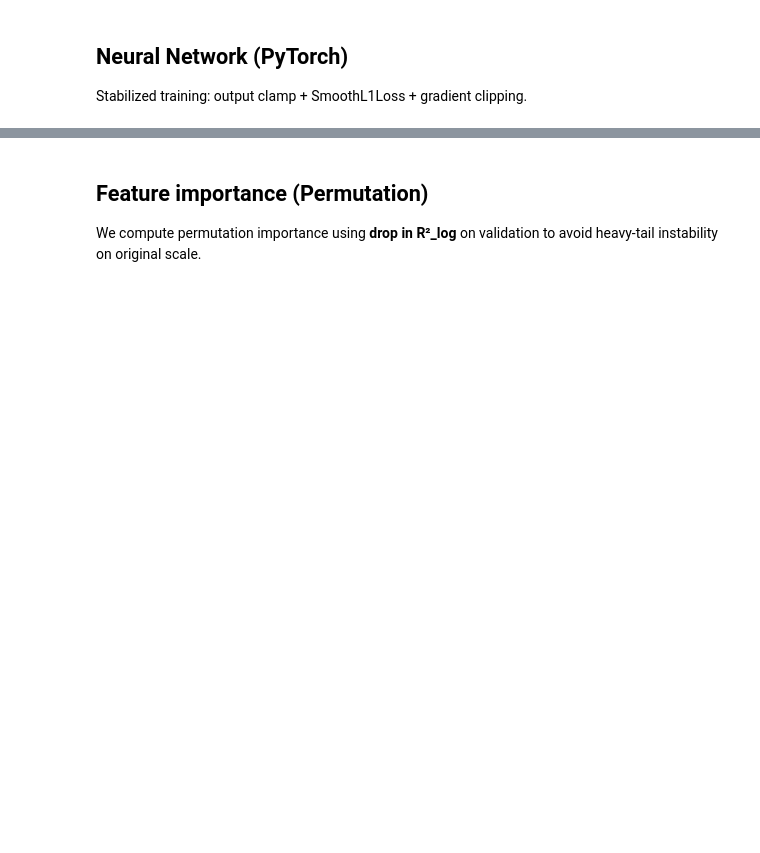
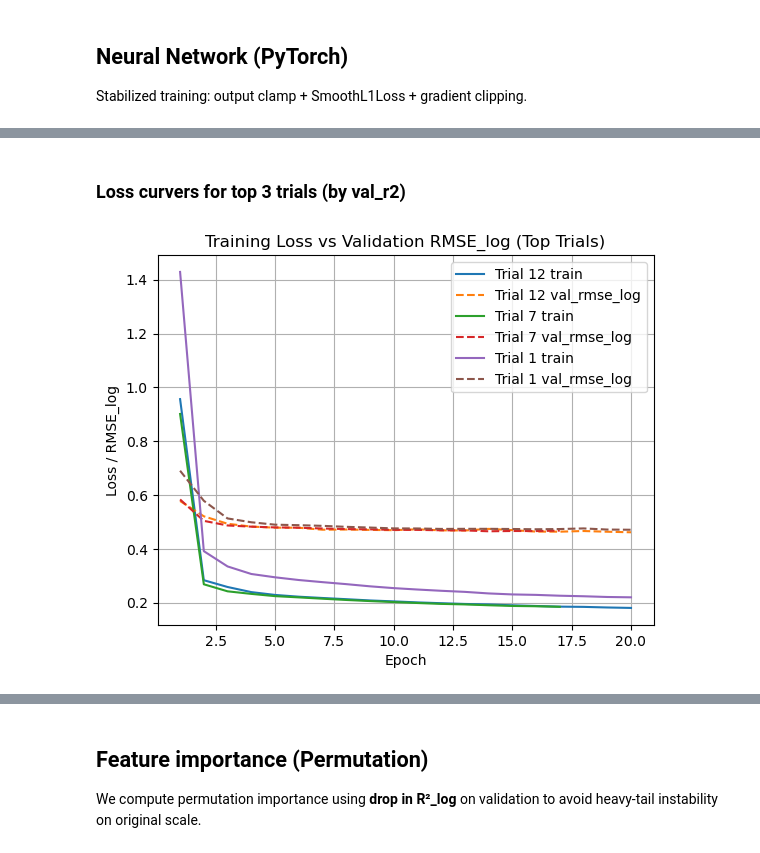
Before and after one commit to DrAlzahraniProjects/csusb_spring26_cse5140_team1, a Jupyter notebook: notebooks/NN_Analysis.ipynb, the cells around one changed output, grey strips where cells are left out. Cells and saved outputs as stored; diff of their text form; code cells hidden in the pictures; blank space fills up the shorter version.

```diff
--- a/notebooks/NN_Analysis.ipynb
+++ b/notebooks/NN_Analysis.ipynb
@@ -280,20 +281,3 @@ val_ds   = TabularDataset(X_val_s.values,   y_val_log)
 
 train_loader = DataLoader(train_ds, batch_size=2048, shuffle=True, num_workers=0)
 val_loader   = DataLoader(val_ds,   batch_size=4096, shuffle=False, num_workers=0)
-# %%
-in_dim = X_train_s.shape[1]
-
-mlp = nn.Sequential(
-    nn.Linear(in_dim, 256),
-    nn.ReLU(),
-    nn.Dropout(0.10),
-    nn.Linear(256, 128),
-    nn.ReLU(),
-    nn.Dropout(0.10),
-    nn.Linear(128, 1),
-).to(device)
-
-loss_fn = nn.SmoothL1Loss(beta=0.5)
-optimizer = torch.optim.Adam(mlp.parameters(), lr=5e-4, weight_decay=1e-5)
-
-print(mlp)
@@ -382,0 +510,23 @@ Best VAL RMSE_log: 0.4720816003370926
+# %% [markdown]
+### Loss curvers for top 3 trials (by val_r2)
+# %%
+import pandas as pd
+import matplotlib.pyplot as plt
+
+df = pd.read_csv(ARTIFACTS_DIR / "phase2_validation_results.csv")
+top = df.sort_values("val_r2", ascending=False).head(3)
+
+plt.figure()
+for _, row in top.iterrows():
+    hist = pd.read_csv(row["history_csv"])
+    plt.plot(hist["epoch"], hist["train_loss"], label=f"Trial {int(row['trial_id'])} train")
+    plt.plot(hist["epoch"], hist["val_rmse_log"], linestyle="--", label=f"Trial {int(row['trial_id'])} val_rmse_log")
+
+plt.xlabel("Epoch")
+plt.ylabel("Loss / RMSE_log")
+plt.title("Training Loss vs Validation RMSE_log (Top Trials)")
+plt.grid(True)
+plt.legend()
+plt.show()
+# %% [output]
+[figure, added]
```
Also changed, not shown: parts of 14 cells of this notebook.
